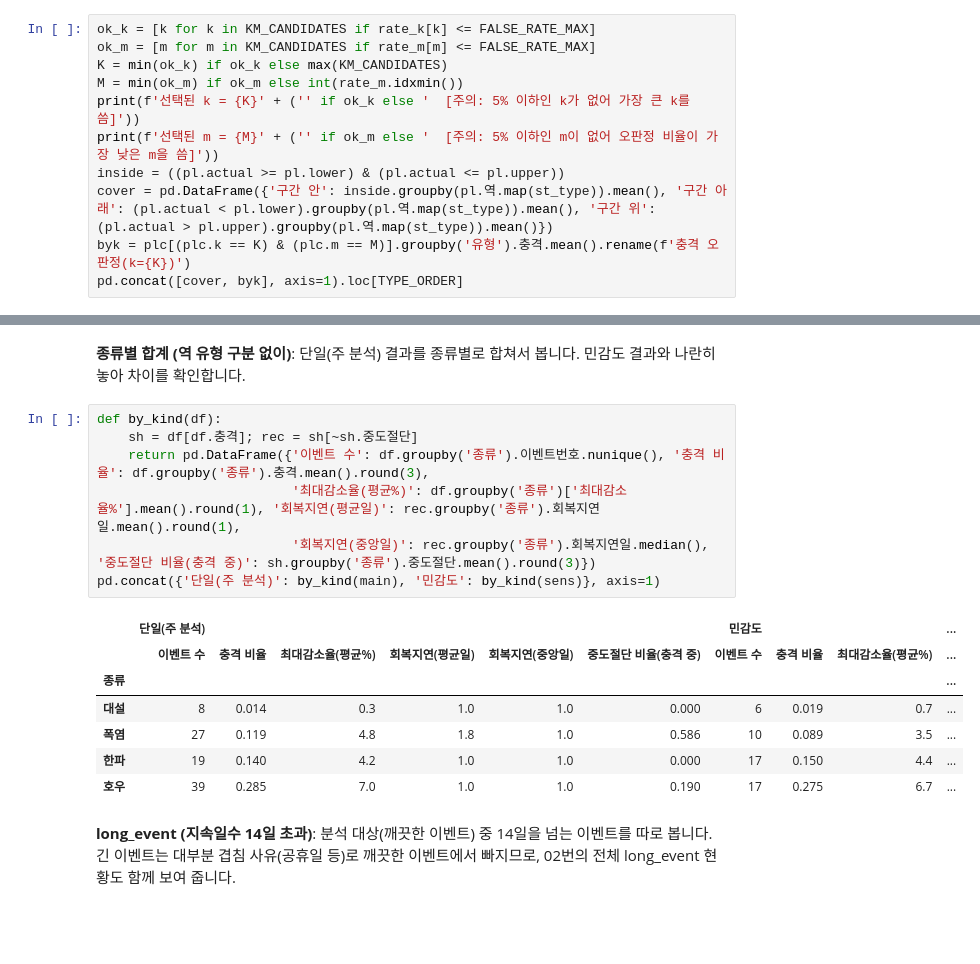
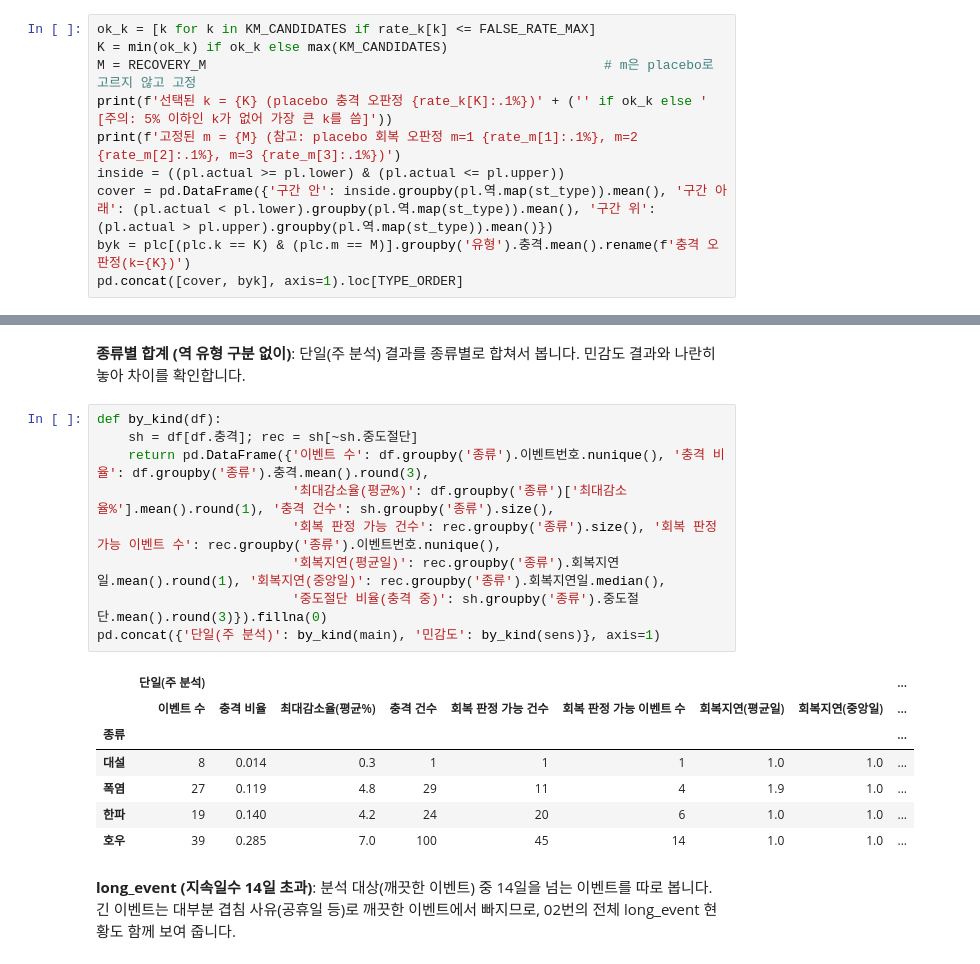
Before and after one commit to Eui-seung/TimeSeries, a Jupyter notebook: notebooks/04_event_baseline.ipynb, the cells around one changed output, grey strips where cells are left out. Saved outputs shown, nothing was run; the diff lists cells and outputs as text; blank space fills up the shorter version.

```diff
--- a/notebooks/04_event_baseline.ipynb
+++ b/notebooks/04_event_baseline.ipynb
@@ -261,10 +262,9 @@ rates
 # %%
 ok_k = [k for k in KM_CANDIDATES if rate_k[k] <= FALSE_RATE_MAX]
-ok_m = [m for m in KM_CANDIDATES if rate_m[m] <= FALSE_RATE_MAX]
 K = min(ok_k) if ok_k else max(KM_CANDIDATES)
-M = min(ok_m) if ok_m else int(rate_m.idxmin())
-print(f'선택된 k = {K}' + ('' if ok_k else '  [주의: 5% 이하인 k가 없어 가장 큰 k를 씀]'))
-print(f'선택된 m = {M}' + ('' if ok_m else '  [주의: 5% 이하인 m이 없어 오판정 비율이 가장 낮은 m을 씀]'))
+M = RECOVERY_M                                                   # m은 placebo로 고르지 않고 고정
+print(f'선택된 k = {K} (placebo 충격 오판정 {rate_k[K]:.1%})' + ('' if ok_k else '  [주의: 5% 이하인 k가 없어 가장 큰 k를 씀]'))
+print(f'고정된 m = {M} (참고: placebo 회복 오판정 m=1 {rate_m[1]:.1%}, m=2 {rate_m[2]:.1%}, m=3 {rate_m[3]:.1%})')
 inside = ((pl.actual >= pl.lower) & (pl.actual <= pl.upper))
 cover = pd.DataFrame({'구간 안': inside.groupby(pl.역.map(st_type)).mean(), '구간 아래': (pl.actual < pl.lower).groupby(pl.역.map(st_type)).mean(), '구간 위': (pl.actual > pl.upper).groupby(pl.역.map(st_type)).mean()})
 byk = plc[(plc.k == K) & (plc.m == M)].groupby('유형').충격.mean().rename(f'충격 오판정(k={K})')
@@ -456,18 +462,20 @@ pd.DataFrame({'충격 건수': sm.groupby(['종류', 'm']).size(), '회복지연
 # %%
 def by_kind(df):
     sh = df[df.충격]; rec = sh[~sh.중도절단]
     return pd.DataFrame({'이벤트 수': df.groupby('종류').이벤트번호.nunique(), '충격 비율': df.groupby('종류').충격.mean().round(3),
-                         '최대감소율(평균%)': df.groupby('종류')['최대감소율%'].mean().round(1), '회복지연(평균일)': rec.groupby('종류').회복지연일.mean().round(1),
-                         '회복지연(중앙일)': rec.groupby('종류').회복지연일.median(), '중도절단 비율(충격 중)': sh.groupby('종류').중도절단.mean().round(3)})
+                         '최대감소율(평균%)': df.groupby('종류')['최대감소율%'].mean().round(1), '충격 건수': sh.groupby('종류').size(),
+                         '회복 판정 가능 건수': rec.groupby('종류').size(), '회복 판정 가능 이벤트 수': rec.groupby('종류').이벤트번호.nunique(),
+                         '회복지연(평균일)': rec.groupby('종류').회복지연일.mean().round(1), '회복지연(중앙일)': rec.groupby('종류').회복지연일.median(),
+                         '중도절단 비율(충격 중)': sh.groupby('종류').중도절단.mean().round(3)}).fillna(0)
 pd.concat({'단일(주 분석)': by_kind(main), '민감도': by_kind(sens)}, axis=1)
 # %% [output]
-|  | 단일(주 분석) |  |  |  |  |  | 민감도 |  |  | ... |
-|  | 이벤트 수 | 충격 비율 | 최대감소율(평균%) | 회복지연(평균일) | 회복지연(중앙일) | 중도절단 비율(충격 중) | 이벤트 수 | 충격 비율 | 최대감소율(평균%) | ... |
-| 종류 |  |  |  |  |  |  |  |  |  | ... |
-| 대설 | 8 | 0.014 | 0.3 | 1.0 | 1.0 | 0.000 | 6 | 0.019 | 0.7 | ... |
-| 폭염 | 27 | 0.119 | 4.8 | 1.8 | 1.0 | 0.586 | 10 | 0.089 | 3.5 | ... |
-| 한파 | 19 | 0.140 | 4.2 | 1.0 | 1.0 | 0.000 | 17 | 0.150 | 4.4 | ... |
-| 호우 | 39 | 0.285 | 7.0 | 1.0 | 1.0 | 0.190 | 17 | 0.275 | 6.7 | ... |
+|  | 단일(주 분석) |  |  |  |  |  |  |  | ... |
+|  | 이벤트 수 | 충격 비율 | 최대감소율(평균%) | 충격 건수 | 회복 판정 가능 건수 | 회복 판정 가능 이벤트 수 | 회복지연(평균일) | 회복지연(중앙일) | ... |
+| 종류 |  |  |  |  |  |  |  |  | ... |
+| 대설 | 8 | 0.014 | 0.3 | 1 | 1 | 1 | 1.0 | 1.0 | ... |
+| 폭염 | 27 | 0.119 | 4.8 | 29 | 11 | 4 | 1.9 | 1.0 | ... |
+| 한파 | 19 | 0.140 | 4.2 | 24 | 20 | 6 | 1.0 | 1.0 | ... |
+| 호우 | 39 | 0.285 | 7.0 | 100 | 45 | 14 | 1.0 | 1.0 | ... |
 # %% [markdown]
 **long_event (지속일수 14일 초과)**: 분석 대상(깨끗한 이벤트) 중 14일을 넘는 이벤트를 따로 봅니다. 긴 이벤트는 대부분 겹침 사유(공휴일 등)로 깨끗한 이벤트에서 빠지므로, 02번의 전체 long_event 현황도 함께 보여 줍니다.
 # %%
```
Also changed, not shown: parts of 12 cells of this notebook, 5 other files.
